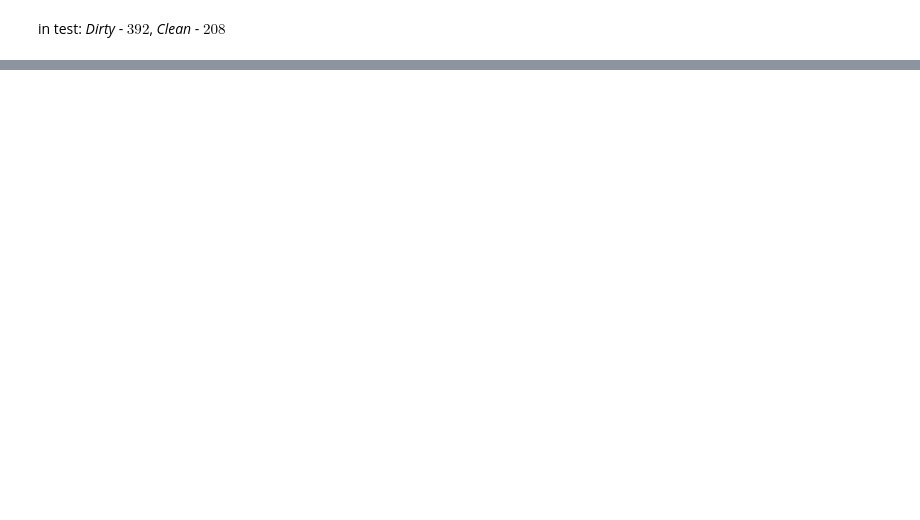
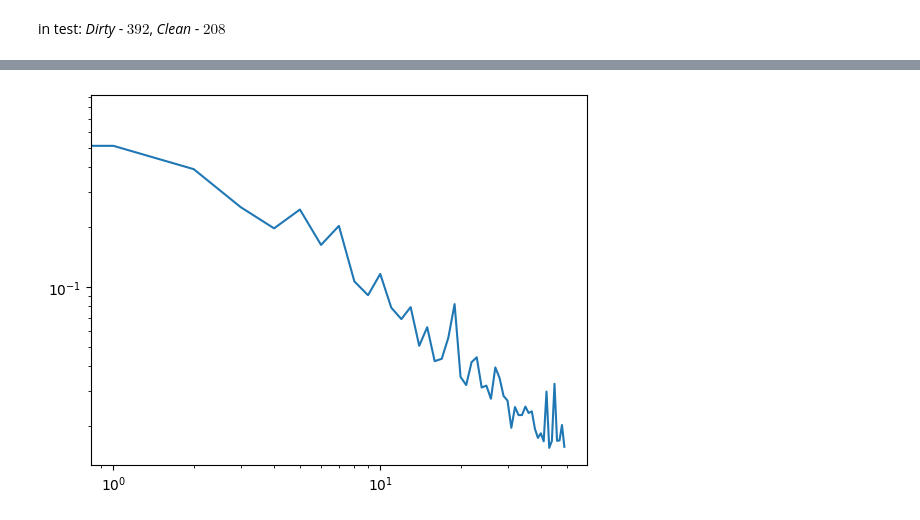
Before and after one commit to AndreDon0/25AIMEPhI, a Jupyter notebook: Homework_15_fining/main.ipynb, the cells around one changed output, grey strips where cells are left out. Cells and saved outputs as stored; diff of their text form; code cells hidden in the pictures; blank space fills up the shorter version.

```diff
--- a/Homework_15_fining/main.ipynb
+++ b/Homework_15_fining/main.ipynb
@@ -18,26 +20,5 @@ device
 # %% [markdown]
 in test: *Dirty* - $392$, *Clean* - $208$
-# %%
-import os
-import cv2
-from torch.utils.data import Dataset, DataLoader
-
-class TrainDataset(Dataset):
-    def __init__(self, path):
-        self.data = []
-        self.labels = []
-        for file in os.listdir(os.join(path, 'clean')):
-            self.data.append(cv2.imread(os.path.join(path, 'clean', file)))
-            self.labels.append(0)
-        for file in os.listdir(os.join(path, 'dirty')):
-            self.data.append(cv2.imread(os.path.join(path, 'dirty', file)))
-            self.labels.append(1)
-
-    def __len__(self):
-        return len(self.data)
-
-    def __getitem__(self, idx):
-        return self.data[idx], self.labels[idx]
 # %%
 from torchvision import transforms
 
@@ -56,5 +101,4 @@ train_transform = transforms.Compose([
 # %%
-import torch
 import torch.nn as nn
 
 backbone = torch.hub.load('facebookresearch/dinov2', 'dinov2_vitb14')
@@ -63,7 +107,7 @@ for param in backbone.parameters():
     param.requires_grad = False
 
 class DINOv2Classifier(nn.Module):
-    def __init__(self, backbone, num_classes=2):
+    def __init__(self, backbone, num_classes):
         super().__init__()
         self.backbone = backbone
         self.head = nn.Linear(backbone.embed_dim, num_classes)
@@ -73,11 +117,12 @@ class DINOv2Classifier(nn.Module):
             features = self.backbone(x)
         return self.head(features)
 
-model = DINOv2Classifier(backbone)
+model = DINOv2Classifier(backbone, num_classes=2)
 
 backbone_params = list(model.backbone.parameters())
 head_params = list(model.head.parameters())
 
+criterion = nn.CrossEntropyLoss()
 optimizer = torch.optim.AdamW(
     [
         {"params": backbone_params, "lr": 1e-5, "weight_decay": 0.01},
@@ -86,0 +134,6 @@ optimizer = torch.optim.AdamW(
+# %%
+from trainer import Trainer
+
+trainer = Trainer(model, criterion, optimizer, device, epoch_amount=epochs)
+# %%
+trainer.fit(train_loader)
@@ -86,0 +158,5 @@ optimizer = torch.optim.AdamW(
+# %%
+plt.loglog(trainer.train_loss)
+plt.show()
+# %% [output]
+[figure, added]
```
Also changed, not shown: parts of 9 cells of this notebook, 2 other files.
